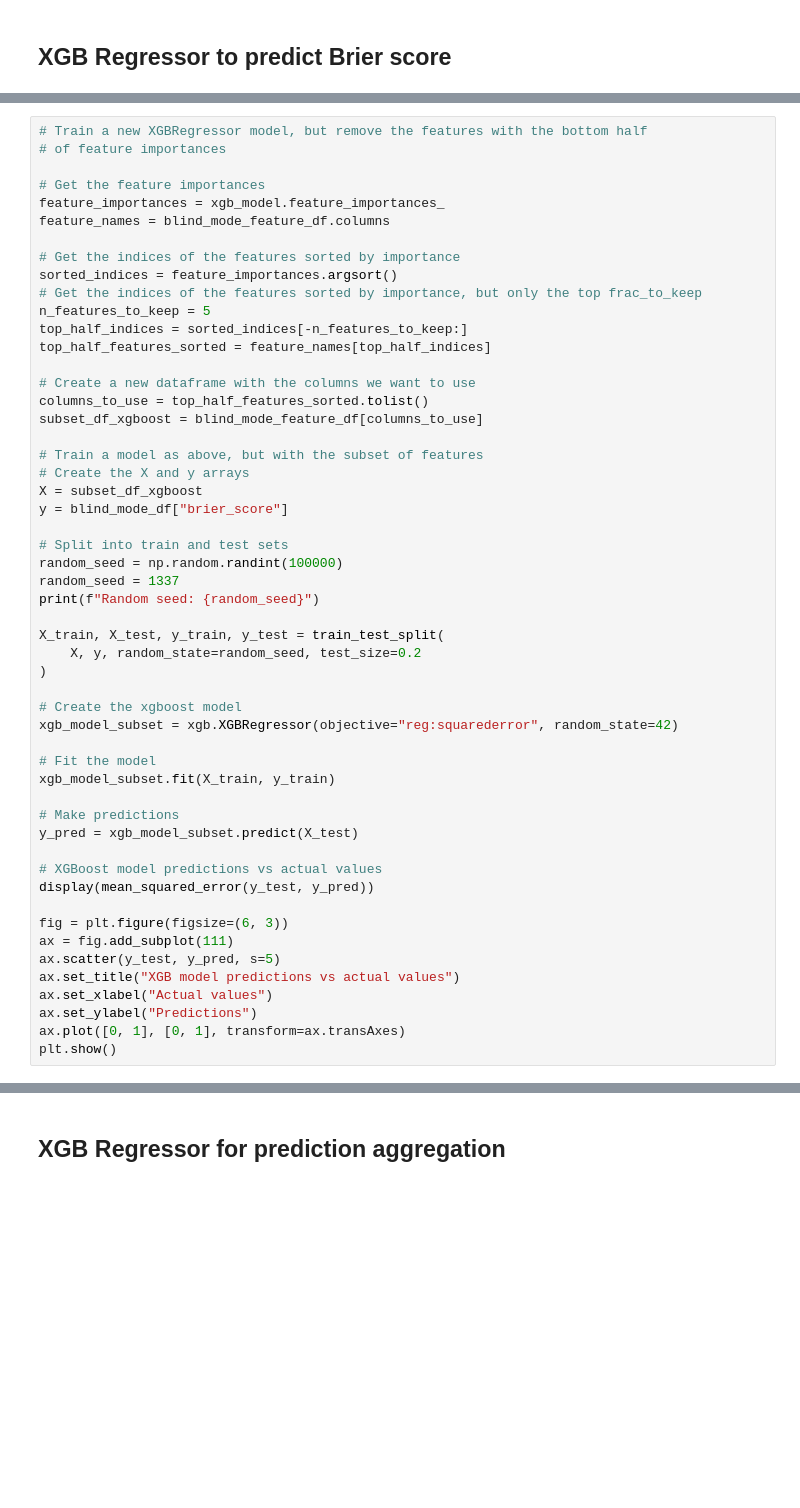
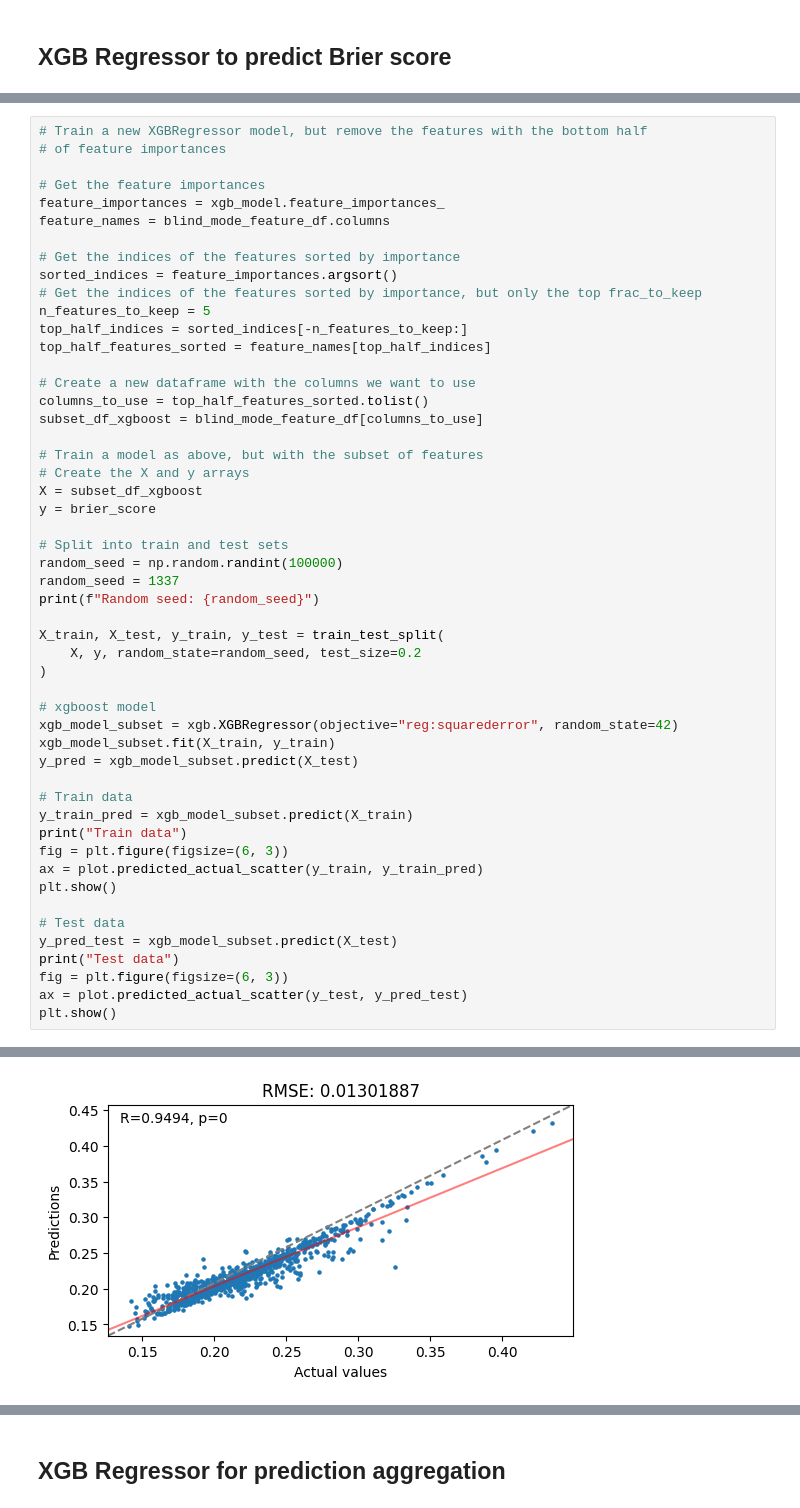
Before and after one commit to jbreffle/acx-prediction-contest, a Jupyter notebook: notebooks/5_post_hoc_xgb.ipynb, the cells around one changed output, grey strips where cells are left out. Drawn from its saved outputs; the diff is of its cells as text; blank space fills up the shorter version.

```diff
--- a/notebooks/5_post_hoc_xgb.ipynb
+++ b/notebooks/5_post_hoc_xgb.ipynb
@@ -183,7 +189,7 @@ subset_df_xgboost = blind_mode_feature_df[columns_to_use]
 # Train a model as above, but with the subset of features
 # Create the X and y arrays
 X = subset_df_xgboost
-y = blind_mode_df["brier_score"]
+y = brier_score
 
 # Split into train and test sets
 random_seed = np.random.randint(100000)
@@ -194,25 +200,23 @@ X_train, X_test, y_train, y_test = train_test_split(
     X, y, random_state=random_seed, test_size=0.2
 )
 
-# Create the xgboost model
+# xgboost model
 xgb_model_subset = xgb.XGBRegressor(objective="reg:squarederror", random_state=42)
-
-# Fit the model
 xgb_model_subset.fit(X_train, y_train)
-
-# Make predictions
 y_pred = xgb_model_subset.predict(X_test)
 
-# XGBoost model predictions vs actual values
-display(mean_squared_error(y_test, y_pred))
+# Train data
+y_train_pred = xgb_model_subset.predict(X_train)
+print("Train data")
+fig = plt.figure(figsize=(6, 3))
+ax = plot.predicted_actual_scatter(y_train, y_train_pred)
+plt.show()
 
+# Test data
+y_pred_test = xgb_model_subset.predict(X_test)
+print("Test data")
 fig = plt.figure(figsize=(6, 3))
-ax = fig.add_subplot(111)
-ax.scatter(y_test, y_pred, s=5)
-ax.set_title("XGB model predictions vs actual values")
-ax.set_xlabel("Actual values")
-ax.set_ylabel("Predictions")
-ax.plot([0, 1], [0, 1], transform=ax.transAxes)
+ax = plot.predicted_actual_scatter(y_test, y_pred_test)
 plt.show()
 # %% [output]
 Random seed: 1337
@@ -218,0 +224 @@ Random seed: 1337
+[figure, new version]
```
Also changed, not shown: parts of 20 cells of this notebook, 4 other files.
